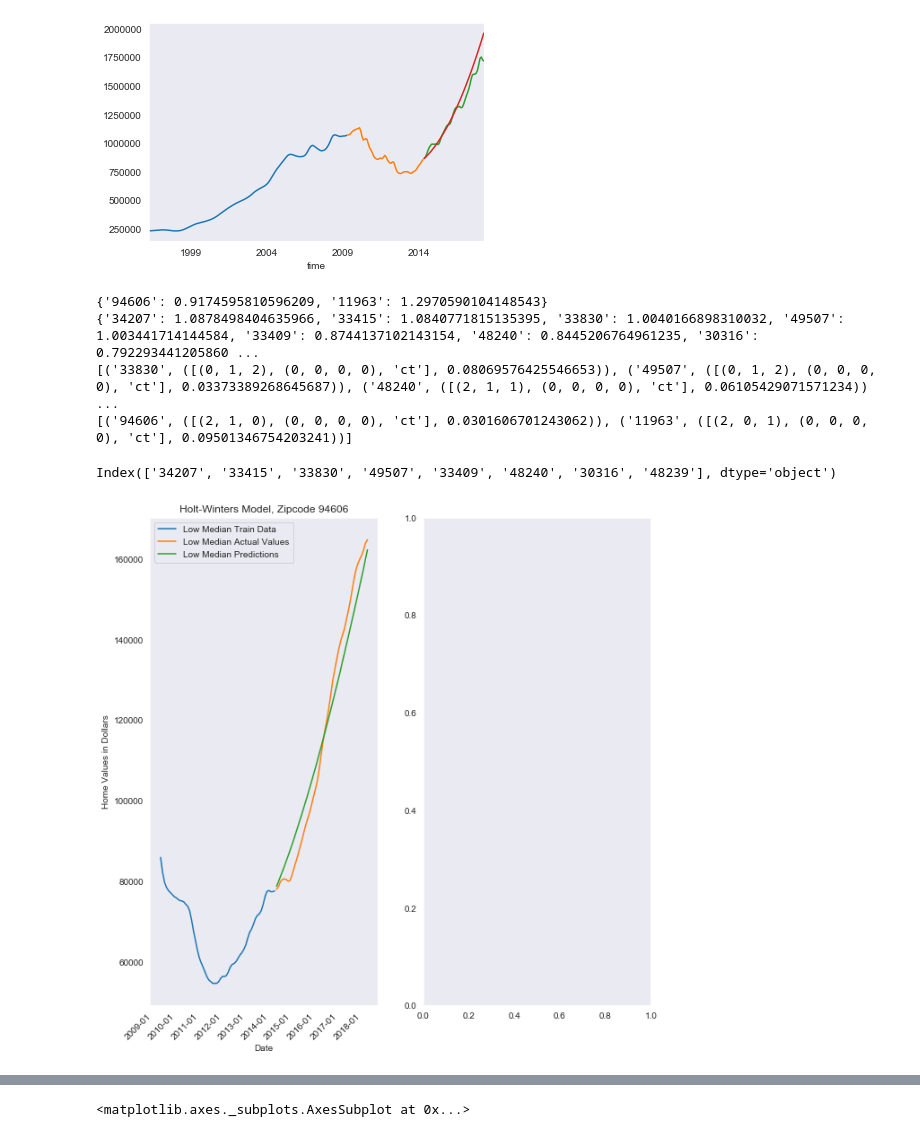
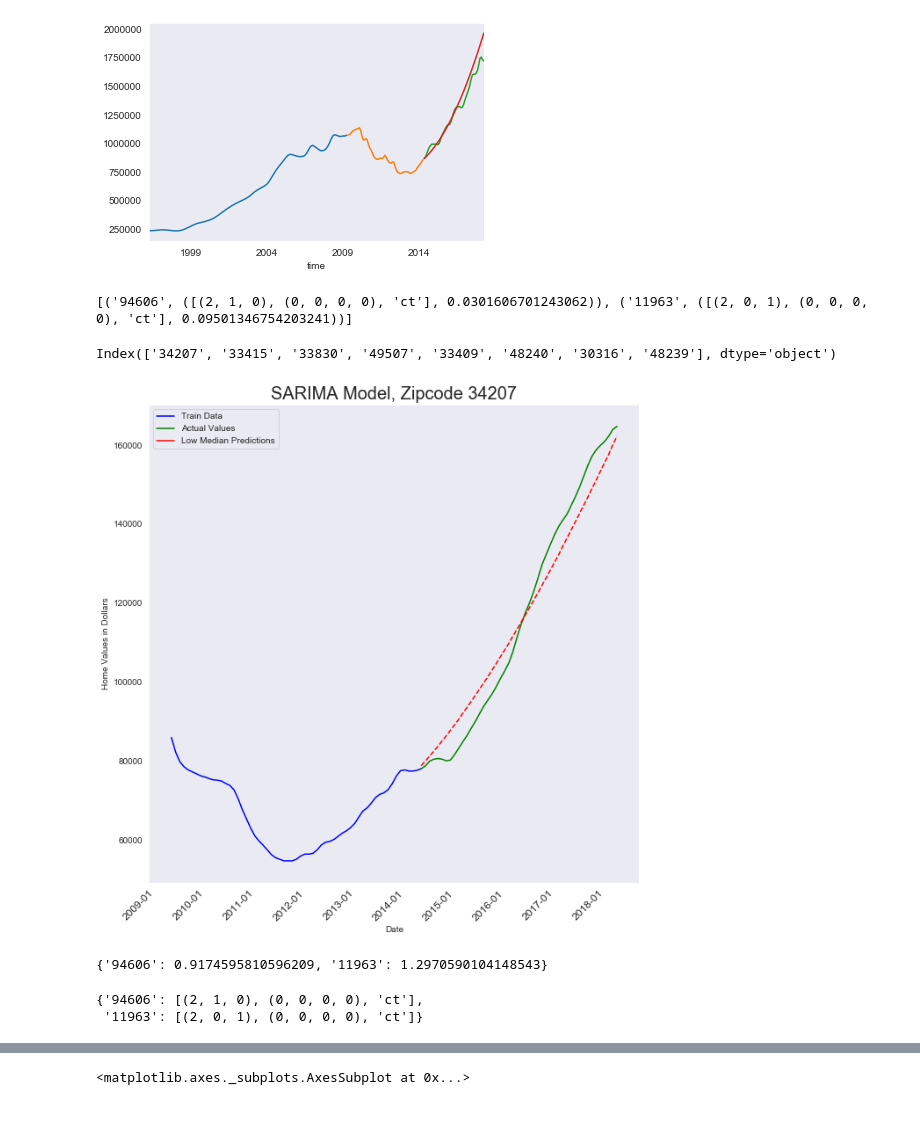
Before and after one commit to anewt225/mod_4_project, a Jupyter notebook: notebooks/EDA-Models.ipynb, the cells around one changed output, grey strips where cells are left out. Drawn from its saved outputs; the diff is of its cells as text; code cells hidden in the pictures.

Commit message:
figures models figures models

```diff
--- a/notebooks/EDA-Models.ipynb
+++ b/notebooks/EDA-Models.ipynb
@@ -590,14 +640,11 @@ predictions_dict = {k: SARIMAX_predictions(low_medians[k], v) for k,v in lmedian
 low_medians_predictions_df = pd.DataFrame(predictions_dict)
 low_medians_predictions_df.to_pickle('../data/processed/low_medians_predictions_df.pkl')
 # %%
-print(hmedian_roi_dict)
-print(lmedian_sorted)
-print(best_models)
+# print(hmedian_roi_dict)
+# print(lmedian_sorted)
+# print(best_models)
 print(best_models_high_medians)
 # %% [output]
-{'94606': 0.9174595810596209, '11963': 1.2970590104148543}
-{'34207': 1.0878498404635966, '33415': 1.0840771815135395, '33830': 1.0040166898310032, '49507': 1.003441714144584, '33409': 0.8744137102143154, '48240': 0.8445206764961235, '30316': 0.792293441205860 ...
-[('33830', ([(0, 1, 2), (0, 0, 0, 0), 'ct'], 0.08069576425546653)), ('49507', ([(0, 1, 2), (0, 0, 0, 0), 'ct'], 0.03373389268645687)), ('48240', ([(2, 1, 1), (0, 0, 0, 0), 'ct'], 0.06105429071571234)) ...
 [('94606', ([(2, 1, 0), (0, 0, 0, 0), 'ct'], 0.0301606701243062)), ('11963', ([(2, 0, 1), (0, 0, 0, 0), 'ct'], 0.09501346754203241))]
 # %%
 test_94606 = high_sarimax['94606']['test']
@@ -608,52 +655,55 @@ low_medians_predictions_df.columns
 Index(['34207', '33415', '33830', '49507', '33409', '48240', '30316', '48239'], dtype='object')
 # %%
 low_median_test = low_medians[-48:]
-low_median_train = low_medians[-108:-48]
+low_median_train = low_medians[-108:-47]
 low_median_previous = low_medians[:-108]
 
 low_median_test.to_pickle('../data/processed/low_median_test_df.pkl')
-low_median_train.to_pickle('../data/processed/low_median')
-low_median_previous.to_pickle('../data/processed/low_median')
+low_median_train.to_pickle('../data/processed/low_median_train_df.pkl')
+low_median_previous.to_pickle('../data/processed/low_median_previous_df.pkl')
 # %%
 import matplotlib.dates as mdates
 
-fig, (ax, ax1) = plt.subplots(1, 2, figsize=(10,10))
+# fig, (ax, ax1) = plt.subplots(1, 2, figsize=(10,10))
+fig, ax = plt.subplots(figsize=(10,10))
 
 years = mdates.YearLocator()   # every year
 months = mdates.MonthLocator()  # every month
 years_fmt = mdates.DateFormatter('%Y-%m')
 
-sns.lineplot(data=low_median_train['34207'], label='Low Median Train Data', ax=ax)
-sns.lineplot(data=low_median_test['34207'], label='Low Median Actual Values', ax=ax)
-sns.lineplot(data=low_medians_predictions_df['34207'], label='Low Median Predictions', ax=ax)
-ax.set_title('Holt-Winters Model, Zipcode 94606')
+# sns.lineplot(data=low_median_previous['34207'], color='grey', label='Low Median Train Data', ax=ax)
+sns.lineplot(data=low_median_train['34207'], label='Train Data', color='blue', ax=ax)
+sns.lineplot(data=low_median_test['34207'], label='Actual Values', color='green', ax=ax)
+sns.lineplot(data=low_medians_predictions_df['34207'], label='Low Median Predictions', color='red', style='--', ax=ax)
+ax.set_title('SARIMA Model, Zipcode 34207', fontsize=20)
 ax.set_ylabel('Home Values in Dollars')
 ax.set_xlabel('Date')
-ax.set_xticklabels(low_median_test.index, horizontalalignment='right', rotation=45)
-
+ax.set_xticklabels(low_median_test.index, horizontalalignment='right', fontsize=12, rotation=45)
+# ax.set_yticklabels(ax.get_yticklabels(which='both'), fontsize=12)
 ax.xaxis.set_major_locator(years)
 ax.xaxis.set_major_formatter(years_fmt)
 ax.xaxis.set_minor_locator(months)
 
 ax.format_xdata = mdates.DateFormatter('%Y-%m-%d')
-ax.format_ydata = lambda x: '$%1.2f' % x
+ax.lines[2].set_linestyle('--')
+# ax.format_ydata = lambda x: '$%1.2f' % x
 
 # sns.lineplot(data=test_94606, label='94606 Actual', ax=ax1)
 # sns.lineplot(data=preds_94606, label='94606 Predictions', ax=ax1)
 
 # ax1.set_title('ARIMA Model, Zipcode 94606')
 # ax1.set_ylabel('Home Values in Dollars')
 # ax1.set_xlabel('Date')
 # ax1.set_xticklabels(test_94606.index, horizontalalignment='right', rotation=45)
 
 # ax1.xaxis.set_major_locator(years)
 # ax1.xaxis.set_major_formatter(years_fmt)
 # ax1.xaxis.set_minor_locator(months)
 
 # ax1.format_xdata = mdates.DateFormatter('%Y-%m-%d')
 # ax1.format_ydata = lambda x: '$%1.2f' % x
 
 # fig.tight_layout()
 # fig.savefig('../figures/model_comparison.png')
 # %% [output]
-[figure, old version]
+[figure, new version]
@@ -659,0 +751,10 @@ ax.format_ydata = lambda x: '$%1.2f' % x
+# %%
+hmedian_roi_dict
+# %% [output]
+{'94606': 0.9174595810596209, '11963': 1.2970590104148543}
+# %%
+h_median_cfgs = {k: best_models_high_medians_dict[k][0] for k in best_models_high_medians_dict.keys()}
+h_median_cfgs
+# %% [output]
+{'94606': [(2, 1, 0), (0, 0, 0, 0), 'ct'],
+ '11963': [(2, 0, 1), (0, 0, 0, 0), 'ct']}
```
Also changed, not shown: parts of 21 cells of this notebook, 6 other files.
